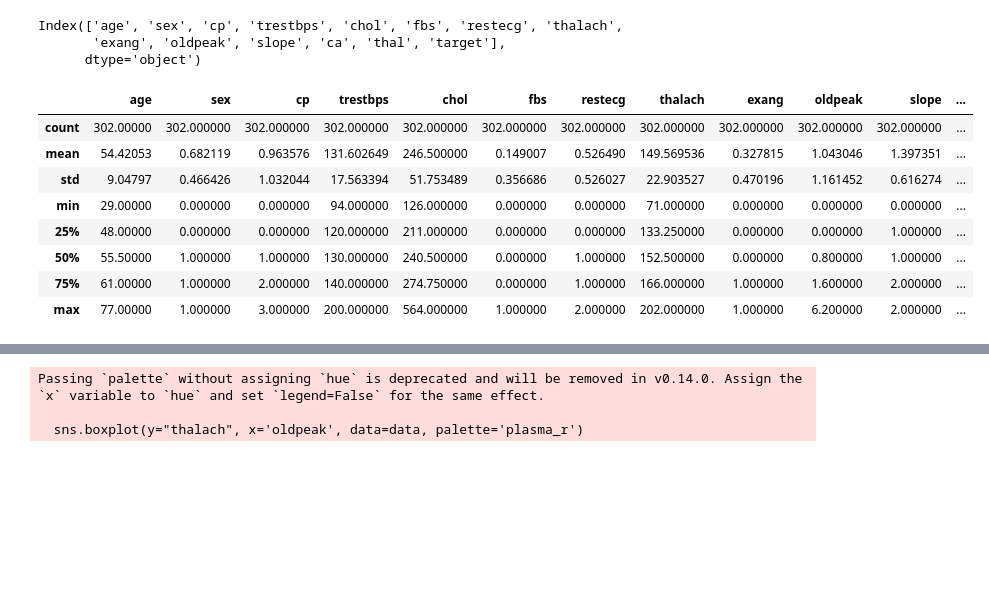
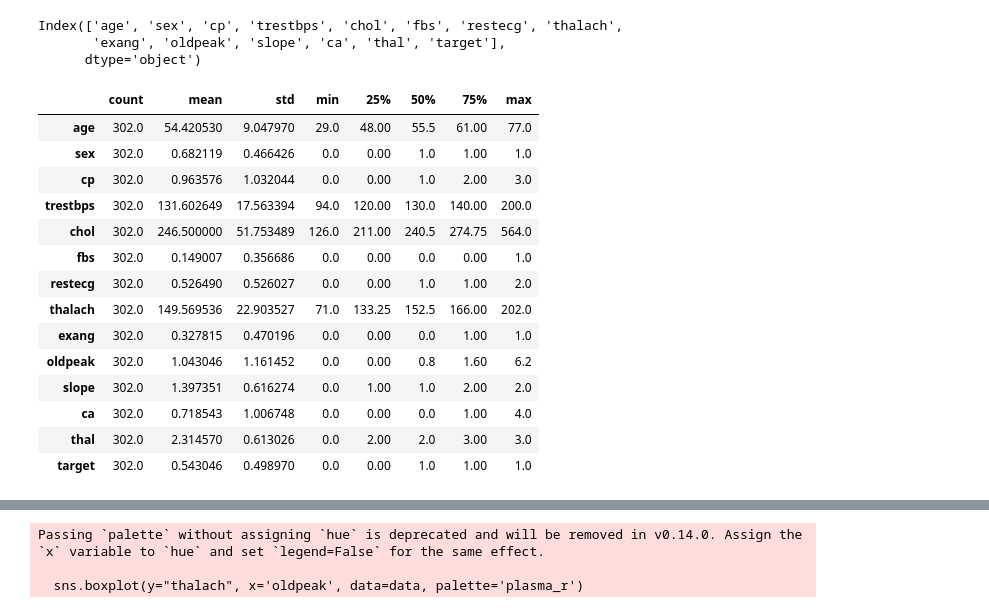
Before and after one commit to Hillal-cell/PythonTT, a Jupyter notebook: Hillal_Sserunjogi/hillal_sserunjogi_day11.ipynb, the cells around one changed output, grey strips where cells are left out. Saved outputs shown, nothing was run; the diff lists cells and outputs as text; code cells hidden in the pictures; blank space fills up the shorter version.

```diff
--- a/Hillal_Sserunjogi/hillal_sserunjogi_day11.ipynb
+++ b/Hillal_Sserunjogi/hillal_sserunjogi_day11.ipynb
@@ -126,17 +128,23 @@ Index(['age', 'sex', 'cp', 'trestbps', 'chol', 'fbs', 'restecg', 'thalach',
        'exang', 'oldpeak', 'slope', 'ca', 'thal', 'target'],
       dtype='object')
 # %%
-data.describe()
+data.describe().T
 # %% [output]
-|  | age | sex | cp | trestbps | chol | fbs | restecg | thalach | exang | oldpeak | slope | ... |
-| count | 302.00000 | 302.000000 | 302.000000 | 302.000000 | 302.000000 | 302.000000 | 302.000000 | 302.000000 | 302.000000 | 302.000000 | 302.000000 | ... |
-| mean | 54.42053 | 0.682119 | 0.963576 | 131.602649 | 246.500000 | 0.149007 | 0.526490 | 149.569536 | 0.327815 | 1.043046 | 1.397351 | ... |
-| std | 9.04797 | 0.466426 | 1.032044 | 17.563394 | 51.753489 | 0.356686 | 0.526027 | 22.903527 | 0.470196 | 1.161452 | 0.616274 | ... |
-| min | 29.00000 | 0.000000 | 0.000000 | 94.000000 | 126.000000 | 0.000000 | 0.000000 | 71.000000 | 0.000000 | 0.000000 | 0.000000 | ... |
-| 25% | 48.00000 | 0.000000 | 0.000000 | 120.000000 | 211.000000 | 0.000000 | 0.000000 | 133.250000 | 0.000000 | 0.000000 | 1.000000 | ... |
-| 50% | 55.50000 | 1.000000 | 1.000000 | 130.000000 | 240.500000 | 0.000000 | 1.000000 | 152.500000 | 0.000000 | 0.800000 | 1.000000 | ... |
-| 75% | 61.00000 | 1.000000 | 2.000000 | 140.000000 | 274.750000 | 0.000000 | 1.000000 | 166.000000 | 1.000000 | 1.600000 | 2.000000 | ... |
-| max | 77.00000 | 1.000000 | 3.000000 | 200.000000 | 564.000000 | 1.000000 | 2.000000 | 202.000000 | 1.000000 | 6.200000 | 2.000000 | ... |
+|  | count | mean | std | min | 25% | 50% | 75% | max |
+| age | 302.0 | 54.420530 | 9.047970 | 29.0 | 48.00 | 55.5 | 61.00 | 77.0 |
+| sex | 302.0 | 0.682119 | 0.466426 | 0.0 | 0.00 | 1.0 | 1.00 | 1.0 |
+| cp | 302.0 | 0.963576 | 1.032044 | 0.0 | 0.00 | 1.0 | 2.00 | 3.0 |
+| trestbps | 302.0 | 131.602649 | 17.563394 | 94.0 | 120.00 | 130.0 | 140.00 | 200.0 |
+| chol | 302.0 | 246.500000 | 51.753489 | 126.0 | 211.00 | 240.5 | 274.75 | 564.0 |
+| fbs | 302.0 | 0.149007 | 0.356686 | 0.0 | 0.00 | 0.0 | 0.00 | 1.0 |
+| restecg | 302.0 | 0.526490 | 0.526027 | 0.0 | 0.00 | 1.0 | 1.00 | 2.0 |
+| thalach | 302.0 | 149.569536 | 22.903527 | 71.0 | 133.25 | 152.5 | 166.00 | 202.0 |
+| exang | 302.0 | 0.327815 | 0.470196 | 0.0 | 0.00 | 0.0 | 1.00 | 1.0 |
+| oldpeak | 302.0 | 1.043046 | 1.161452 | 0.0 | 0.00 | 0.8 | 1.60 | 6.2 |
+| slope | 302.0 | 1.397351 | 0.616274 | 0.0 | 1.00 | 1.0 | 2.00 | 2.0 |
+| ca | 302.0 | 0.718543 | 1.006748 | 0.0 | 0.00 | 0.0 | 1.00 | 4.0 |
+| thal | 302.0 | 2.314570 | 0.613026 | 0.0 | 2.00 | 2.0 | 3.00 | 3.0 |
+| target | 302.0 | 0.543046 | 0.498970 | 0.0 | 0.00 | 1.0 | 1.00 | 1.0 |
 # %%
 import matplotlib.pyplot as plt
 import seaborn as sns
```
Also changed, not shown: parts of 4 cells of this notebook, 1 other file.
